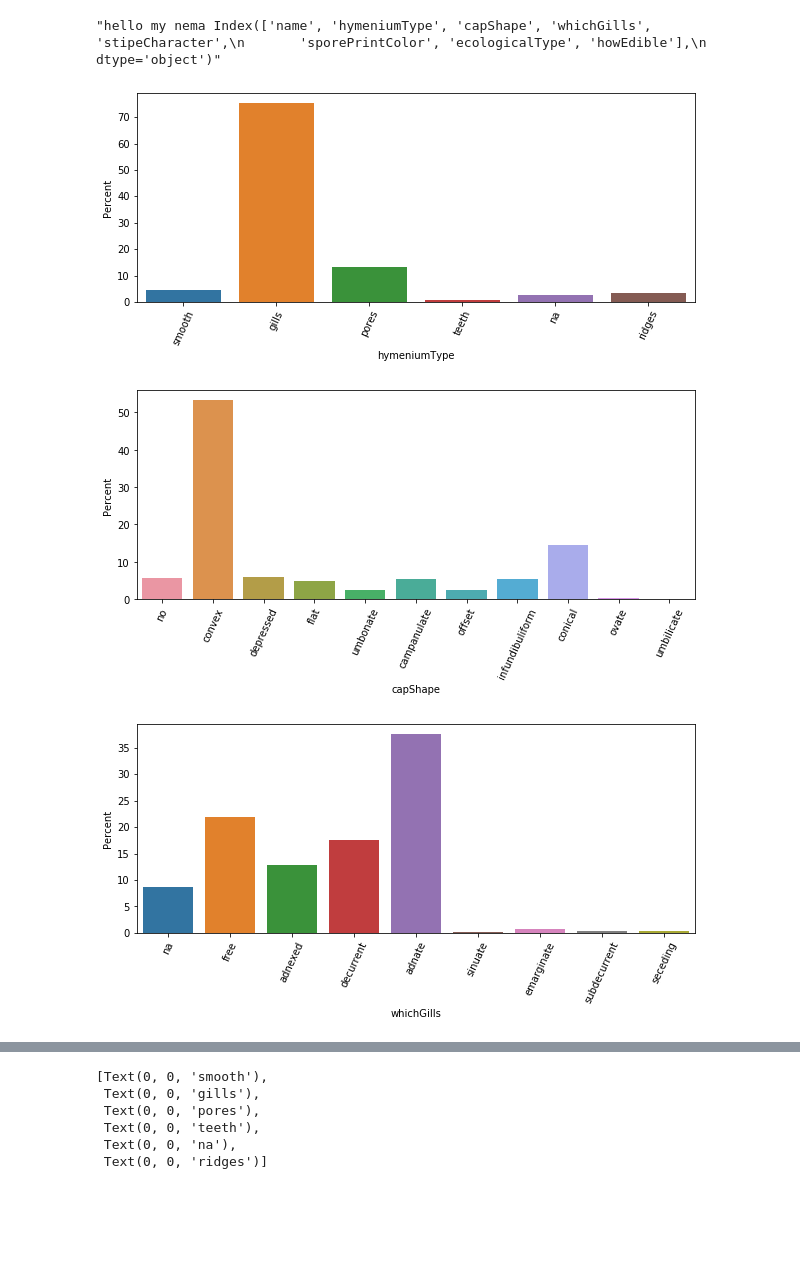
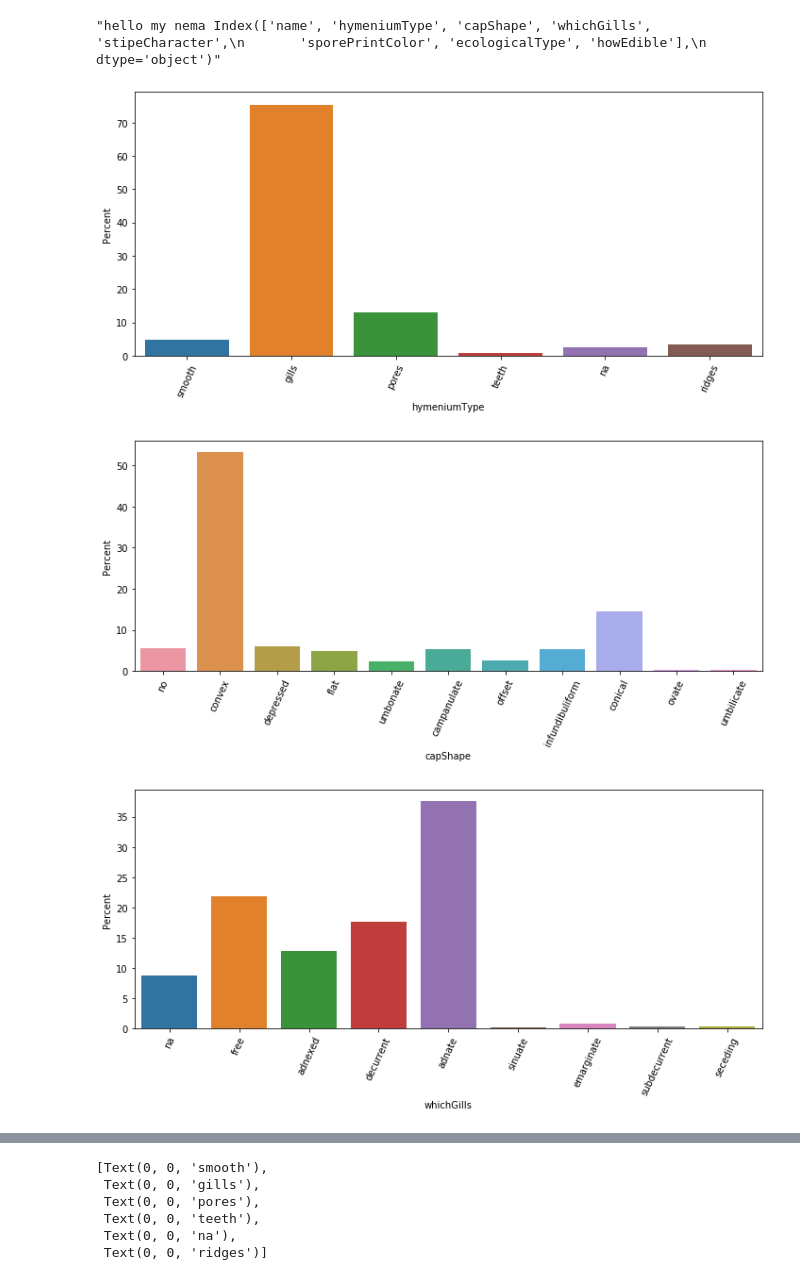
Before and after one commit to gseemann/mushroom, a Jupyter notebook: EDA.ipynb, the cells around one changed output, grey strips where cells are left out. Cells and saved outputs as stored; diff of their text form; code cells hidden in the pictures; blank space fills up the shorter version.

Commit message:
storing db as csv and reformat graphs

```diff
--- a/EDA.ipynb
+++ b/EDA.ipynb
@@ -179,12 +173,13 @@ f'hello my nema {df.columns}'
 # %%
 for col in df.columns[1:]:
     plt.figure(figsize=(10,5))
     ax = sns.barplot(x=col, y=col, data=df, orient="v", estimator=lambda x: len(x) / len(df) * 100)
     ax.set(ylabel="Percent")
     ax.set_xticklabels(ax.get_xticklabels(), rotation=65)
-    plt.gcf().subplots_adjust(bottom=0.3)
+    plt.tight_layout()
+#     plt.gcf().subplots_adjust(bottom=0.3)
     plt.savefig(f'graphs/{col}.png')
 # %% [output]
-[figure, old version]
+[figure, new version]
-[figure, old version]
+[figure, new version]
-[figure, old version]
+[figure, new version]
```
Also changed, not shown: parts of 7 cells of this notebook, 10 other files.
